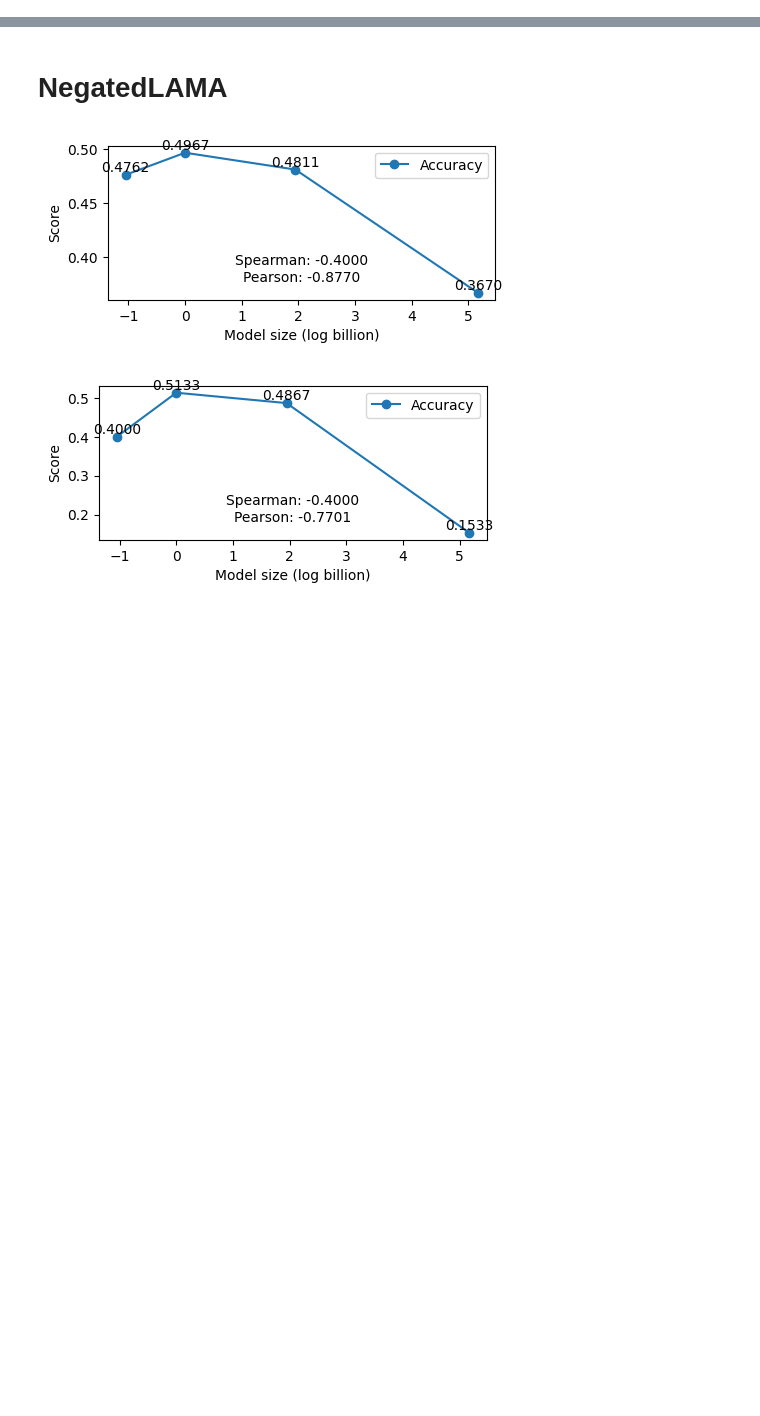
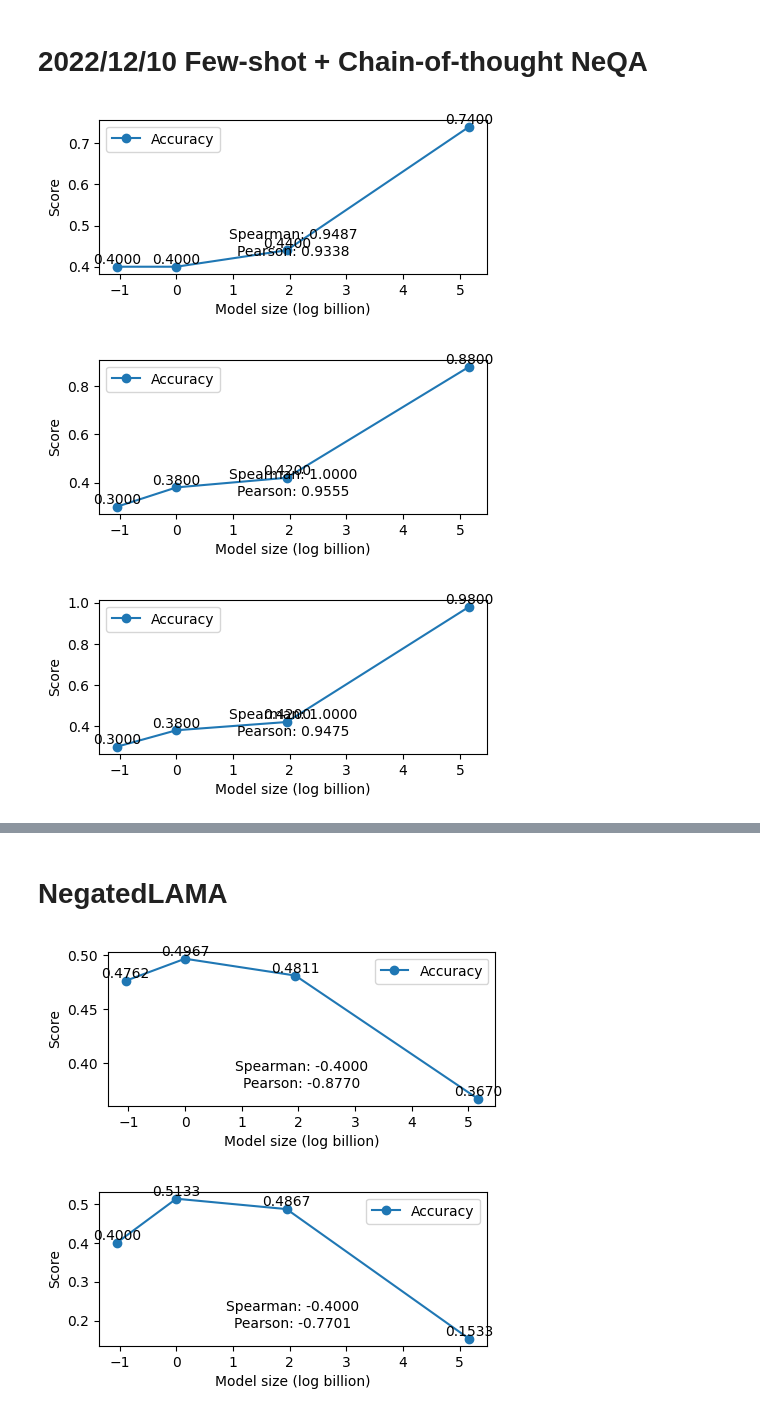
Before and after one commit to yuhui-zh15/InverseScaling, a Jupyter notebook: eval_pipeline/results/analyze_results.ipynb, the cells around one changed output, grey strips where cells are left out. Saved outputs shown, nothing was run; the diff lists cells and outputs as text; code cells hidden in the pictures; blank space fills up the shorter version.

Commit message:
update results

```diff
--- a/eval_pipeline/results/analyze_results.ipynb
+++ b/eval_pipeline/results/analyze_results.ipynb
@@ -72,3 +81,38 @@ def plot_curve(probs, accs):
 
     plt.legend()
     plt.show()
+# %% [markdown]
+# 2022/12/10 Few-shot + Chain-of-thought NeQA
+# %%
+inputs, results = load_data(
+    "../helm/benchmark_output/runs/1210_50instances/",
+    models=["openai_ada", "openai_babbage", "openai_curie", "openai_davinci"],
+    get_inputs=False,
+    folder_filter=lambda x: "cot=true" in x
+)
+probs, accs = compute_stats(inputs, results)
+plot_curve(probs, accs)
+
+
+inputs, results = load_data(
+    "../helm/benchmark_output/runs/1210_50instances/",
+    models=["openai_text-ada-001", "openai_text-babbage-001", "openai_text-curie-001", "openai_text-davinci-001"],
+    get_inputs=False,
+    folder_filter=lambda x: "cot=true" in x
+)
+probs, accs = compute_stats(inputs, results)
+plot_curve(probs, accs)
+
+
+inputs, results = load_data(
+    "../helm/benchmark_output/runs/1210_50instances/",
+    models=["openai_text-ada-001", "openai_text-babbage-001", "openai_text-curie-001", "openai_text-davinci-002"],
+    get_inputs=False,
+    folder_filter=lambda x: "cot=true" in x
+)
+probs, accs = compute_stats(inputs, results)
+plot_curve(probs, accs)
+# %% [output]
+[figure, added]
+[figure, added]
+[figure, added]
```
Also changed, not shown: parts of 6 cells of this notebook.
